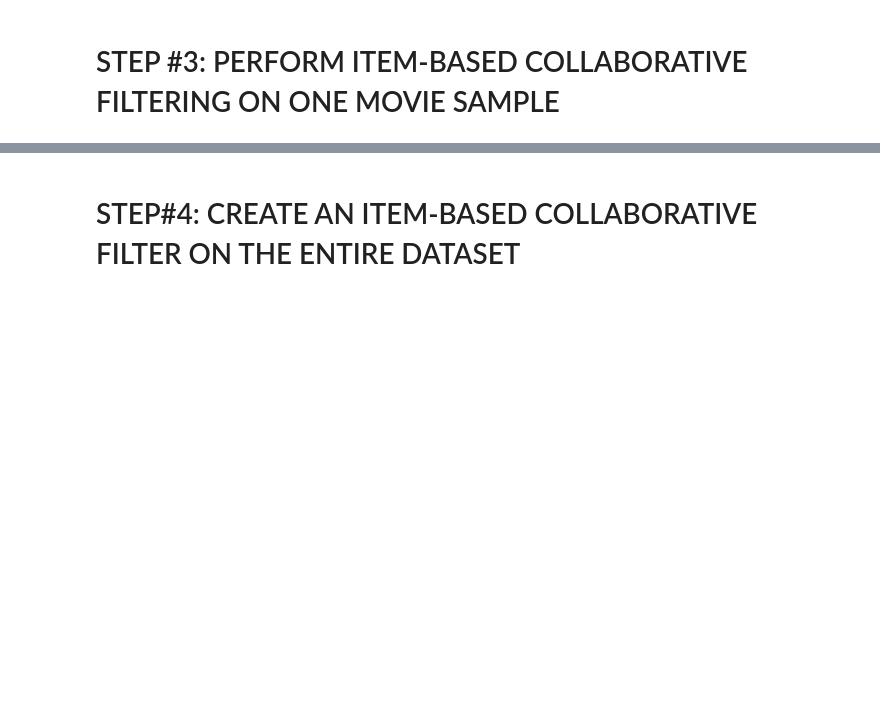
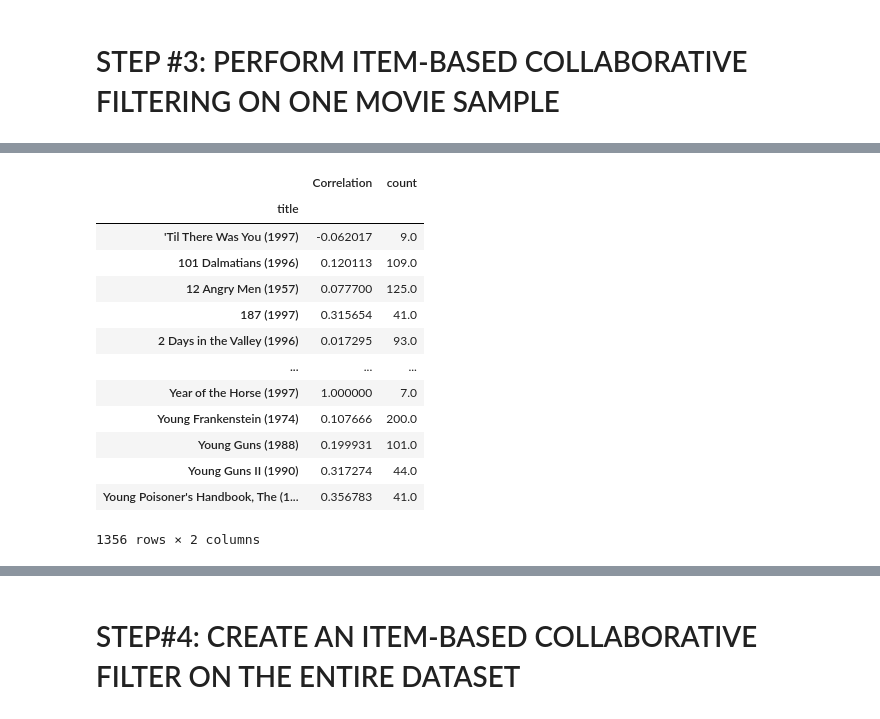
Before and after one commit to jainharsh21/Movie-Recommender-System, a Jupyter notebook: movie_recommender_system.ipynb, the cells around one changed output, grey strips where cells are left out. Cells and saved outputs as stored; diff of their text form; code cells hidden in the pictures; blank space fills up the shorter version.

```diff
--- a/movie_recommender_system.ipynb
+++ b/movie_recommender_system.ipynb
@@ -256,0 +315,18 @@ ratings_mean_count_df.sort_values('count', ascending = False).head(100)
+# %%
+titanic_correlations.dropna(inplace=True)
+titanic_correlations
+# %% [output]
+|  | Correlation | count |
+| title |  |  |
+| 'Til There Was You (1997) | -0.062017 | 9.0 |
+| 101 Dalmatians (1996) | 0.120113 | 109.0 |
+| 12 Angry Men (1957) | 0.077700 | 125.0 |
+| 187 (1997) | 0.315654 | 41.0 |
+| 2 Days in the Valley (1996) | 0.017295 | 93.0 |
+| ... | ... | ... |
+| Year of the Horse (1997) | 1.000000 | 7.0 |
+| Young Frankenstein (1974) | 0.107666 | 200.0 |
+| Young Guns (1988) | 0.199931 | 101.0 |
+| Young Guns II (1990) | 0.317274 | 44.0 |
+| Young Poisoner's Handbook, The (1... | 0.356783 | 41.0 |
+1356 rows × 2 columns
```
Also changed, not shown: parts of 8 cells of this notebook.
